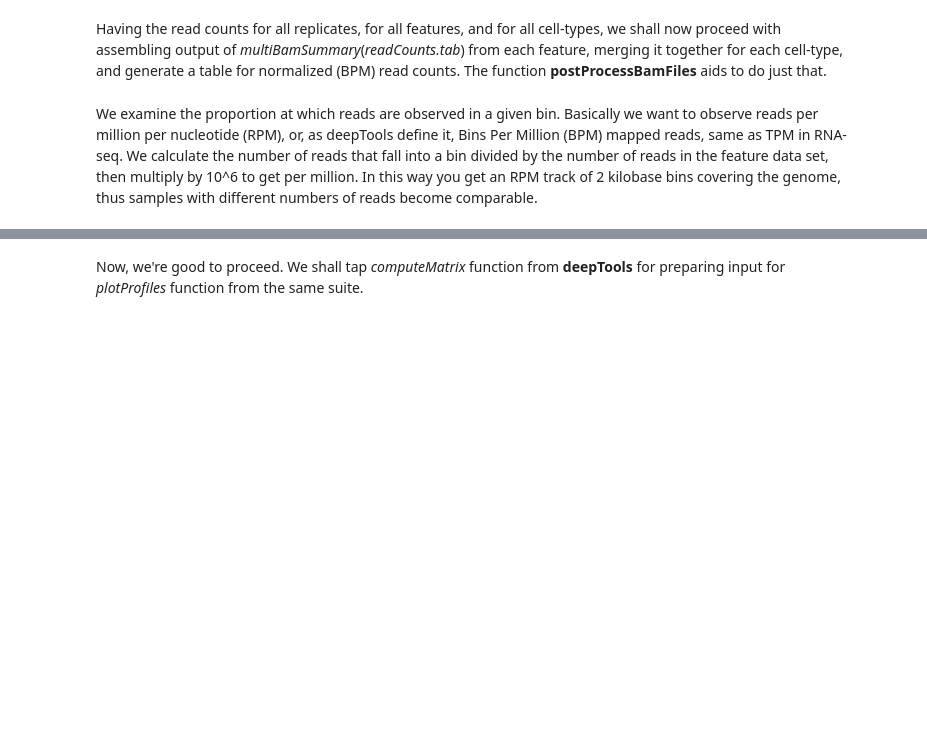
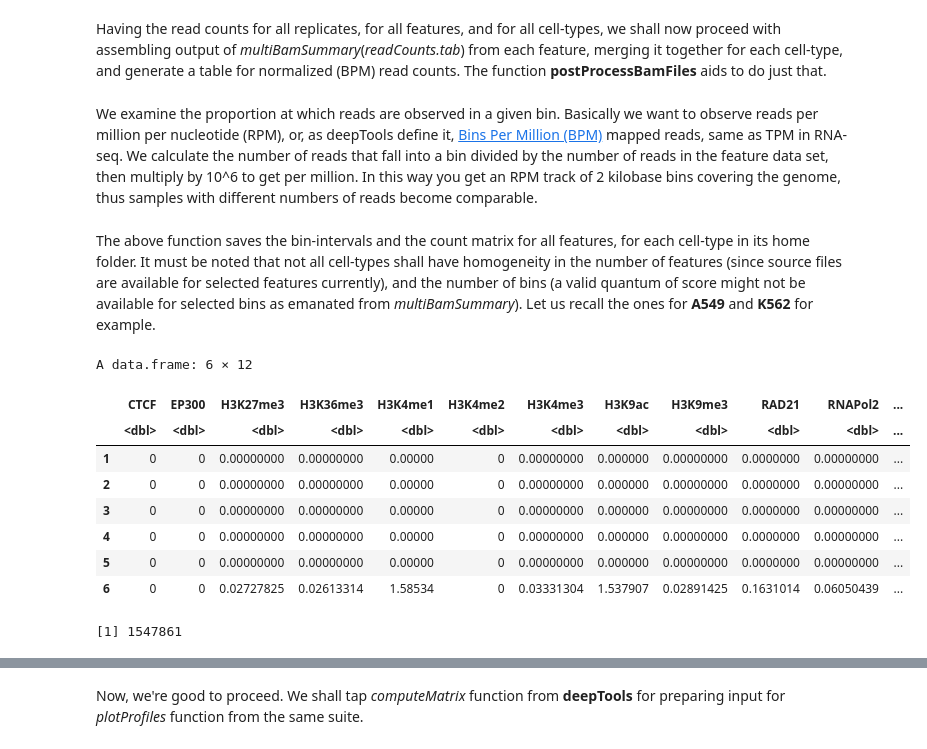
Before and after one commit to shauryajauhari/transcriptionFactoriesGREG, a Jupyter notebook: transcriptionFactoriesPrediction.ipynb, the cells around one changed output, grey strips where cells are left out. Drawn from its saved outputs; the diff is of its cells as text; code cells hidden in the pictures; blank space fills up the shorter version.

```diff
--- a/transcriptionFactoriesPrediction.ipynb
+++ b/transcriptionFactoriesPrediction.ipynb
@@ -279,4 +283,23 @@ for (cell in cells)
       postProcessBamFiles(cell) # for all cell-types
     }
 # %% [markdown]
-We examine the proportion at which reads are observed in a given bin. Basically we want to observe reads per million per nucleotide (RPM), or, as deepTools define it, Bins Per Million (BPM) mapped reads, same as TPM in RNA-seq. We calculate the number of reads that fall into a bin divided by the number of reads in the feature data set, then multiply by 10^6 to get per million. In this way you get an RPM track of 2 kilobase bins covering the genome, thus samples with different numbers of reads become comparable.
+We examine the proportion at which reads are observed in a given bin. Basically we want to observe reads per million per nucleotide (RPM), or, as deepTools define it, [Bins Per Million (BPM)](https://deeptools.readthedocs.io/en/develop/content/tools/bamCoverage.html) mapped reads, same as TPM in RNA-seq. We calculate the number of reads that fall into a bin divided by the number of reads in the feature data set, then multiply by 10^6 to get per million. In this way you get an RPM track of 2 kilobase bins covering the genome, thus samples with different numbers of reads become comparable.
+# %% [markdown]
+The above function saves the bin-intervals and the count matrix for all features, for each cell-type in its home folder. It must be noted that not all cell-types shall have homogeneity in the number of features (since source files are available for selected features currently), and the number of bins (a valid quantum of score might not be available for selected bins as emanated from *multiBamSummary*). Let us recall the ones for **A549** and **K562** for example.
+# %%
+a549 <- read.table("./GREG/A549/normalizedReads.txt", header = TRUE)
+head(a549)
+# %% [output]
+A data.frame: 6 × 12
+|  | CTCF | EP300 | H3K27me3 | H3K36me3 | H3K4me1 | H3K4me2 | H3K4me3 | H3K9ac | H3K9me3 | RAD21 | RNAPol2 | ... |
+|  | <dbl> | <dbl> | <dbl> | <dbl> | <dbl> | <dbl> | <dbl> | <dbl> | <dbl> | <dbl> | <dbl> | ... |
+| 1 | 0 | 0 | 0.00000000 | 0.00000000 | 0.00000 | 0 | 0.00000000 | 0.000000 | 0.00000000 | 0.0000000 | 0.00000000 | ... |
+| 2 | 0 | 0 | 0.00000000 | 0.00000000 | 0.00000 | 0 | 0.00000000 | 0.000000 | 0.00000000 | 0.0000000 | 0.00000000 | ... |
+| 3 | 0 | 0 | 0.00000000 | 0.00000000 | 0.00000 | 0 | 0.00000000 | 0.000000 | 0.00000000 | 0.0000000 | 0.00000000 | ... |
+| 4 | 0 | 0 | 0.00000000 | 0.00000000 | 0.00000 | 0 | 0.00000000 | 0.000000 | 0.00000000 | 0.0000000 | 0.00000000 | ... |
+| 5 | 0 | 0 | 0.00000000 | 0.00000000 | 0.00000 | 0 | 0.00000000 | 0.000000 | 0.00000000 | 0.0000000 | 0.00000000 | ... |
+| 6 | 0 | 0 | 0.02727825 | 0.02613314 | 1.58534 | 0 | 0.03331304 | 1.537907 | 0.02891425 | 0.1631014 | 0.06050439 | ... |
+# %%
+nrow(a549)
+# %% [output]
+[1] 1547861
```
Also changed, not shown: parts of 15 cells of this notebook.
